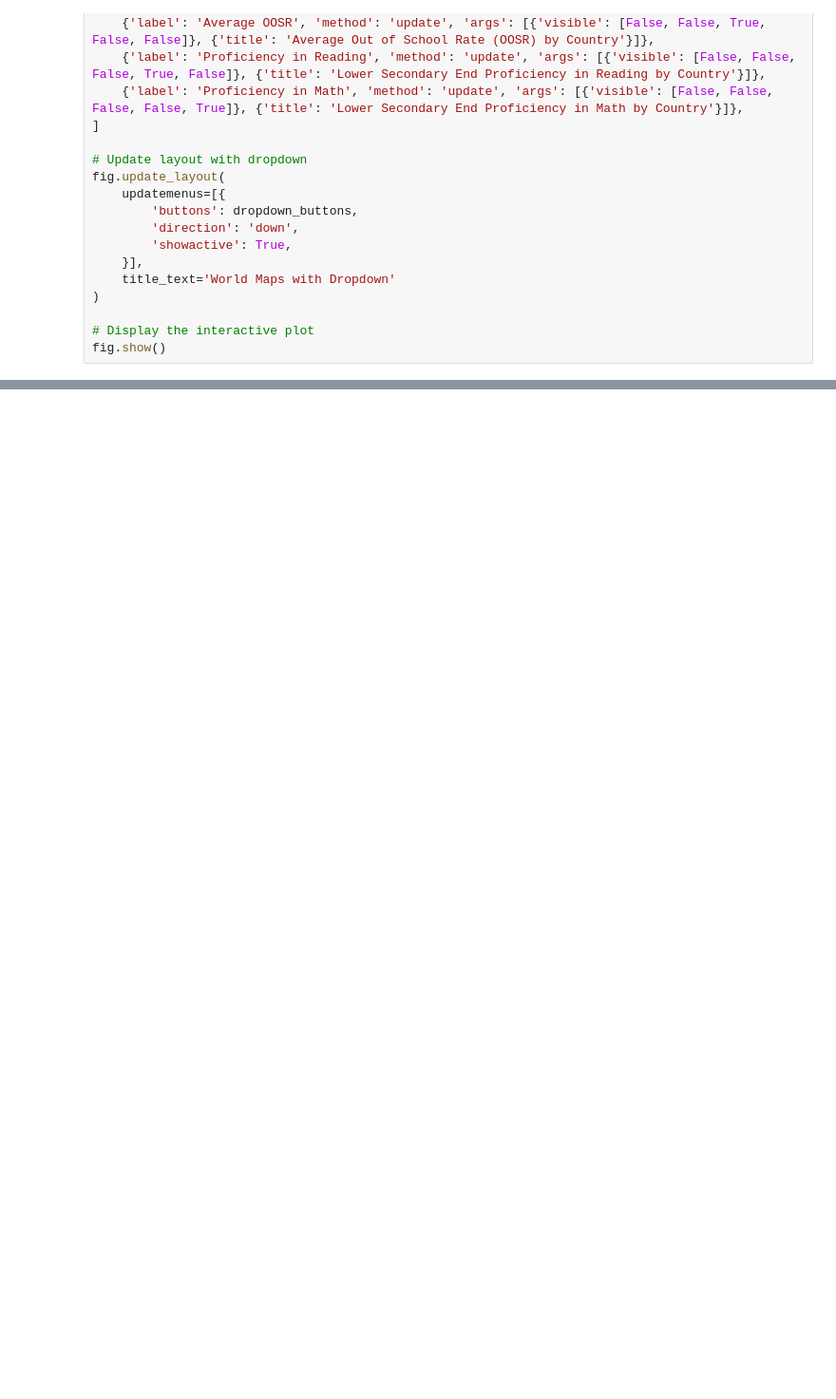
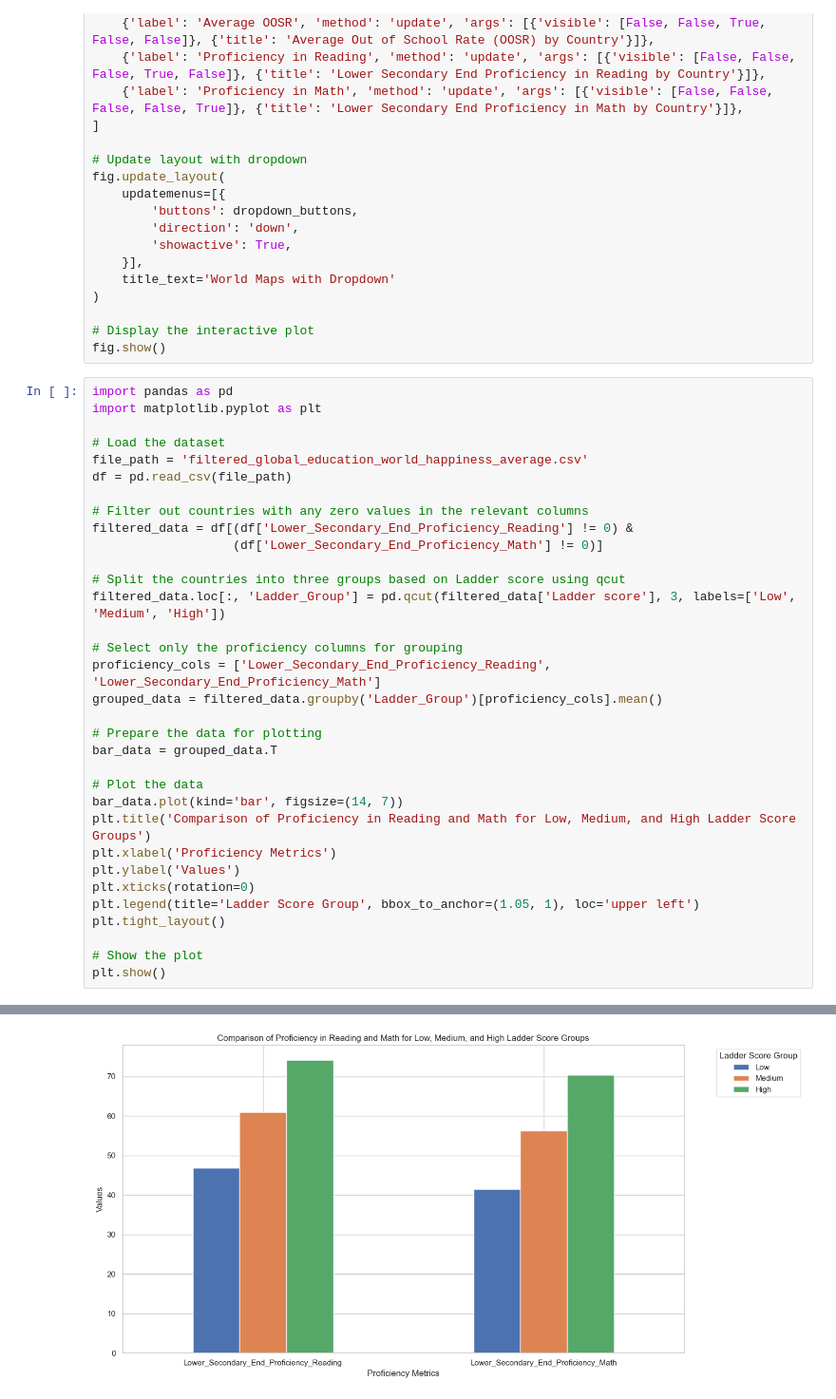
Before and after one commit to JacobHalewijn/infovis, a Jupyter notebook: draft_S.ipynb, the cells around one changed output, grey strips where cells are left out. Shown at 95% size. Drawn from its saved outputs; the diff is of its cells as text; blank space fills up the shorter version.

```diff
--- a/draft_S.ipynb
+++ b/draft_S.ipynb
@@ -397,3 +418,37 @@ fig.update_layout(
 
 # Display the interactive plot
 fig.show()
+# %%
+import pandas as pd
+import matplotlib.pyplot as plt
+
+# Load the dataset
+file_path = 'filtered_global_education_world_happiness_average.csv'
+df = pd.read_csv(file_path)
+
+# Filter out countries with any zero values in the relevant columns
+filtered_data = df[(df['Lower_Secondary_End_Proficiency_Reading'] != 0) &
+                   (df['Lower_Secondary_End_Proficiency_Math'] != 0)]
+
+# Split the countries into three groups based on Ladder score using qcut
+filtered_data.loc[:, 'Ladder_Group'] = pd.qcut(filtered_data['Ladder score'], 3, labels=['Low', 'Medium', 'High'])
+
+# Select only the proficiency columns for grouping
+proficiency_cols = ['Lower_Secondary_End_Proficiency_Reading', 'Lower_Secondary_End_Proficiency_Math']
+grouped_data = filtered_data.groupby('Ladder_Group')[proficiency_cols].mean()
+
+# Prepare the data for plotting
+bar_data = grouped_data.T
+
+# Plot the data
+bar_data.plot(kind='bar', figsize=(14, 7))
+plt.title('Comparison of Proficiency in Reading and Math for Low, Medium, and High Ladder Score Groups')
+plt.xlabel('Proficiency Metrics')
+plt.ylabel('Values')
+plt.xticks(rotation=0)
+plt.legend(title='Ladder Score Group', bbox_to_anchor=(1.05, 1), loc='upper left')
+plt.tight_layout()
+
+# Show the plot
+plt.show()
+# %% [output]
@@ -399,0 +462 @@ fig.show()
+[figure, added]
```
Also changed, not shown: parts of 10 cells of this notebook, 2 other files.
